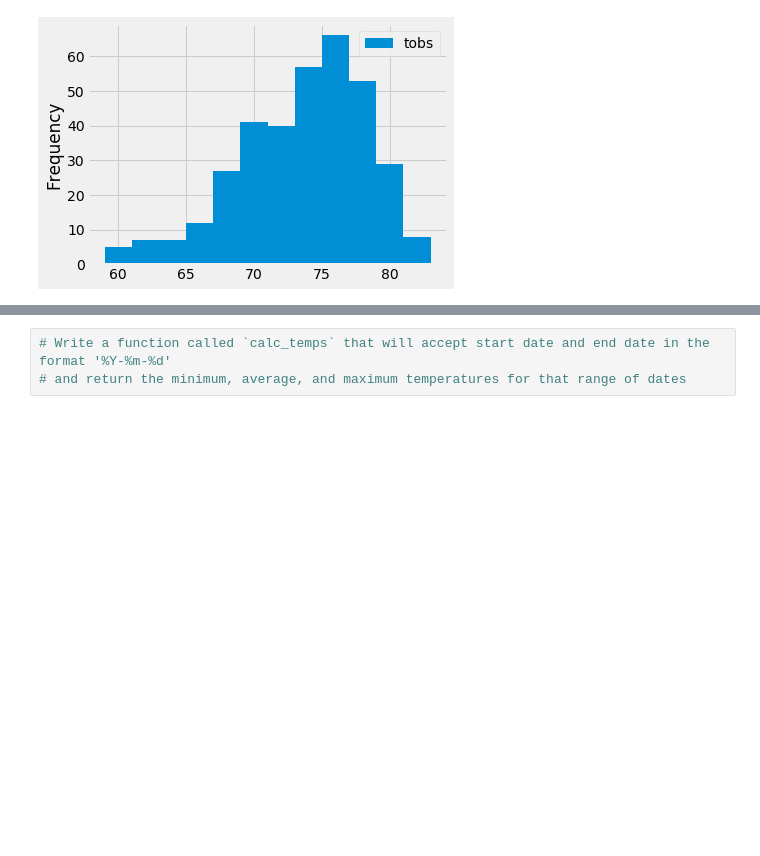
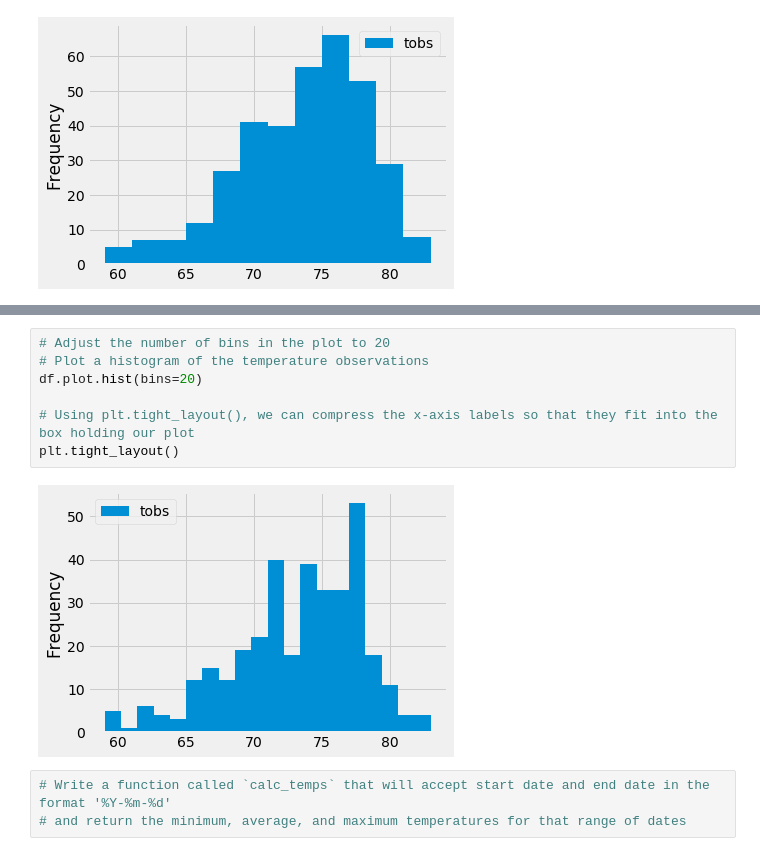
Before and after one commit to selkhayri/surfs_up, a Jupyter notebook: study/climate_analysis.ipynb, the cells around one changed output, grey strips where cells are left out. Cells and saved outputs as stored; diff of their text form; blank space fills up the shorter version.

```diff
--- a/study/climate_analysis.ipynb
+++ b/study/climate_analysis.ipynb
@@ -150,3 +163,12 @@ plt.tight_layout()
+# %%
+# Adjust the number of bins in the plot to 20
+# Plot a histogram of the temperature observations
+df.plot.hist(bins=20)
+
+# Using plt.tight_layout(), we can compress the x-axis labels so that they fit into the box holding our plot
+plt.tight_layout()
+# %% [output]
+[figure, added]
 # %%
 # Write a function called `calc_temps` that will accept start date and end date in the format '%Y-%m-%d'
 # and return the minimum, average, and maximum temperatures for that range of dates
```
Also changed, not shown: parts of 2 cells of this notebook.
